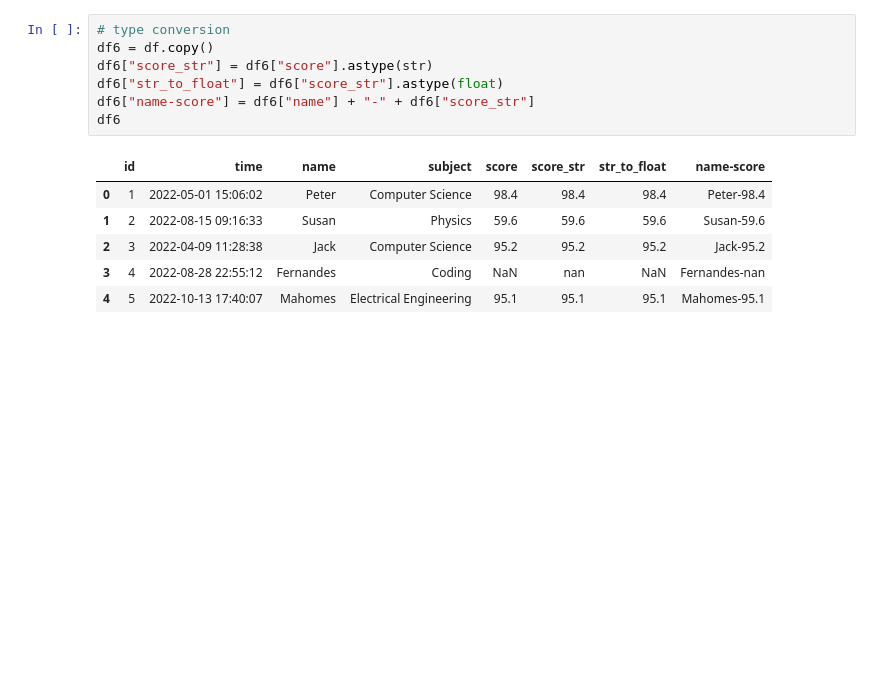
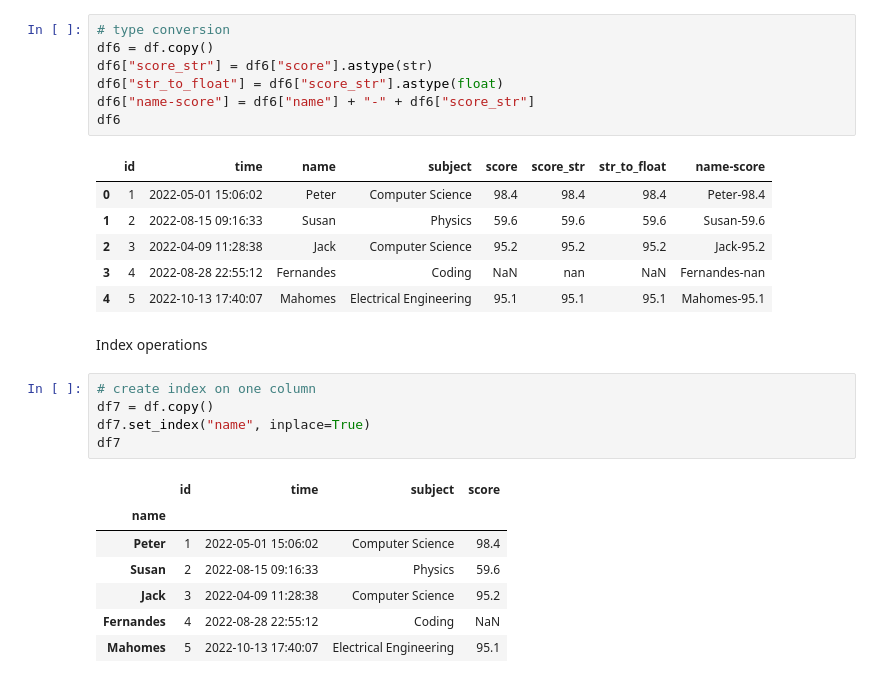
Before and after one commit to telenovelachuan/trebuchet, a Jupyter notebook: Pandas_cheatsheet.ipynb, the cells around one changed output. Saved outputs shown, nothing was run; the diff lists cells and outputs as text; blank space fills up the shorter version.

```diff
--- a/Pandas_cheatsheet.ipynb
+++ b/Pandas_cheatsheet.ipynb
@@ -174,3 +174,18 @@ df6
 | 2 | 3 | 2022-04-09 11:28:38 | Jack | Computer Science | 95.2 | 95.2 | 95.2 | Jack-95.2 |
 | 3 | 4 | 2022-08-28 22:55:12 | Fernandes | Coding | NaN | nan | NaN | Fernandes-nan |
 | 4 | 5 | 2022-10-13 17:40:07 | Mahomes | Electrical Engineering | 95.1 | 95.1 | 95.1 | Mahomes-95.1 |
+# %% [markdown]
+Index operations
+# %%
+# create index on one column
+df7 = df.copy()
+df7.set_index("name", inplace=True)
+df7
+# %% [output]
+|  | id | time | subject | score |
+| name |  |  |  |  |
+| Peter | 1 | 2022-05-01 15:06:02 | Computer Science | 98.4 |
+| Susan | 2 | 2022-08-15 09:16:33 | Physics | 59.6 |
+| Jack | 3 | 2022-04-09 11:28:38 | Computer Science | 95.2 |
+| Fernandes | 4 | 2022-08-28 22:55:12 | Coding | NaN |
+| Mahomes | 5 | 2022-10-13 17:40:07 | Electrical Engineering | 95.1 |
```
Also changed, not shown: parts of 3 cells of this notebook.
